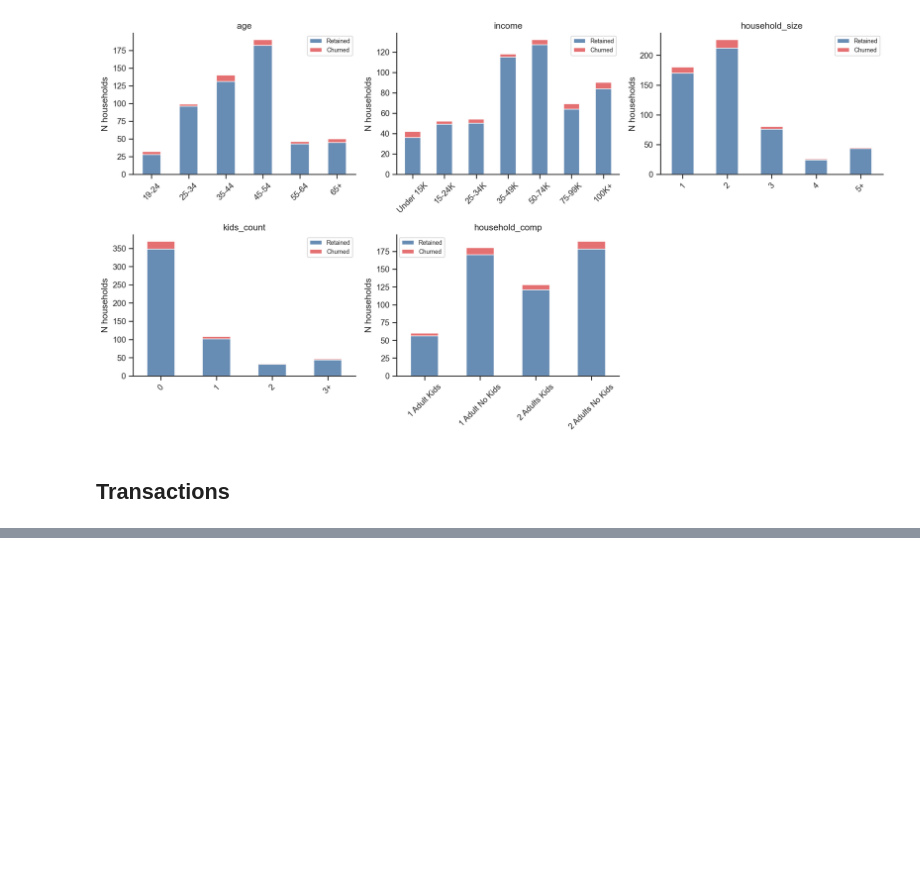
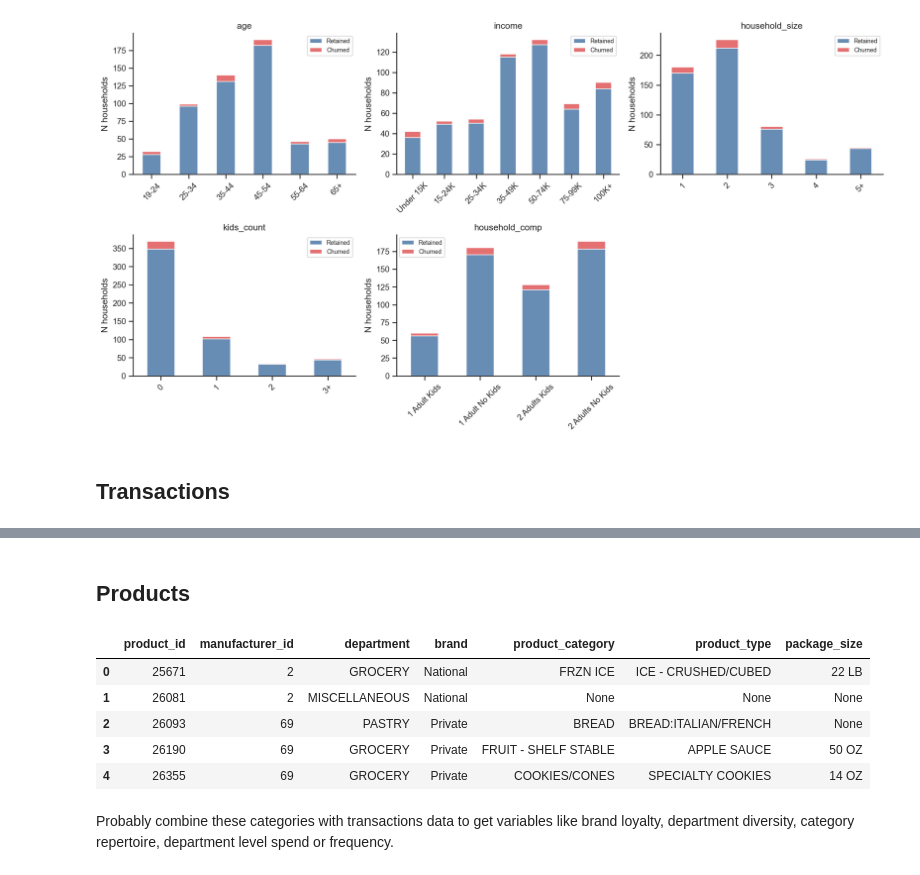
Before and after one commit to Kasperclowes/QBUS3820-Group-Assignment, a Jupyter notebook: RUN.ipynb, the cells around one changed output, grey strips where cells are left out. Drawn from its saved outputs; the diff is of its cells as text; code cells hidden in the pictures; blank space fills up the shorter version.

```diff
--- a/RUN.ipynb
+++ b/RUN.ipynb
@@ -219,0 +252,13 @@ None
+# %% [markdown]
+## Products
+# %%
+products.head()
+# %% [output]
+|  | product_id | manufacturer_id | department | brand | product_category | product_type | package_size |
+| 0 | 25671 | 2 | GROCERY | National | FRZN ICE | ICE - CRUSHED/CUBED | 22 LB |
+| 1 | 26081 | 2 | MISCELLANEOUS | National | None | None | None |
+| 2 | 26093 | 69 | PASTRY | Private | BREAD | BREAD:ITALIAN/FRENCH | None |
+| 3 | 26190 | 69 | GROCERY | Private | FRUIT - SHELF STABLE | APPLE SAUCE | 50 OZ |
+| 4 | 26355 | 69 | GROCERY | Private | COOKIES/CONES | SPECIALTY COOKIES | 14 OZ |
+# %% [markdown]
+Probably combine these categories with transactions data to get variables like brand loyalty, department diversity, category repertoire, department level spend or frequency.
```
Also changed, not shown: parts of 3 cells of this notebook, 1 other file.
